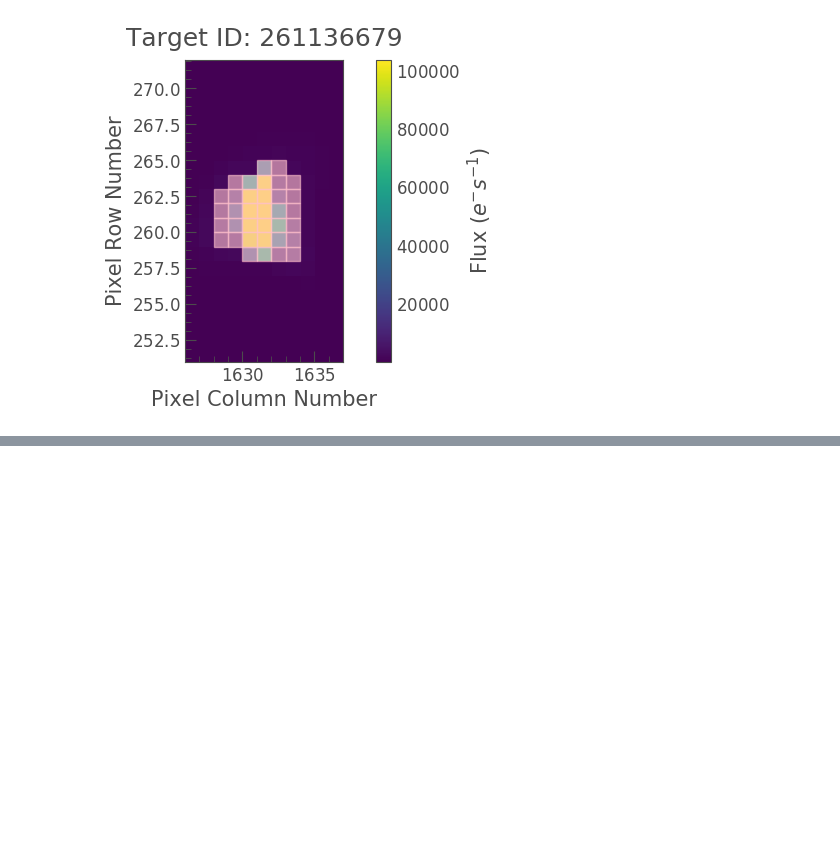
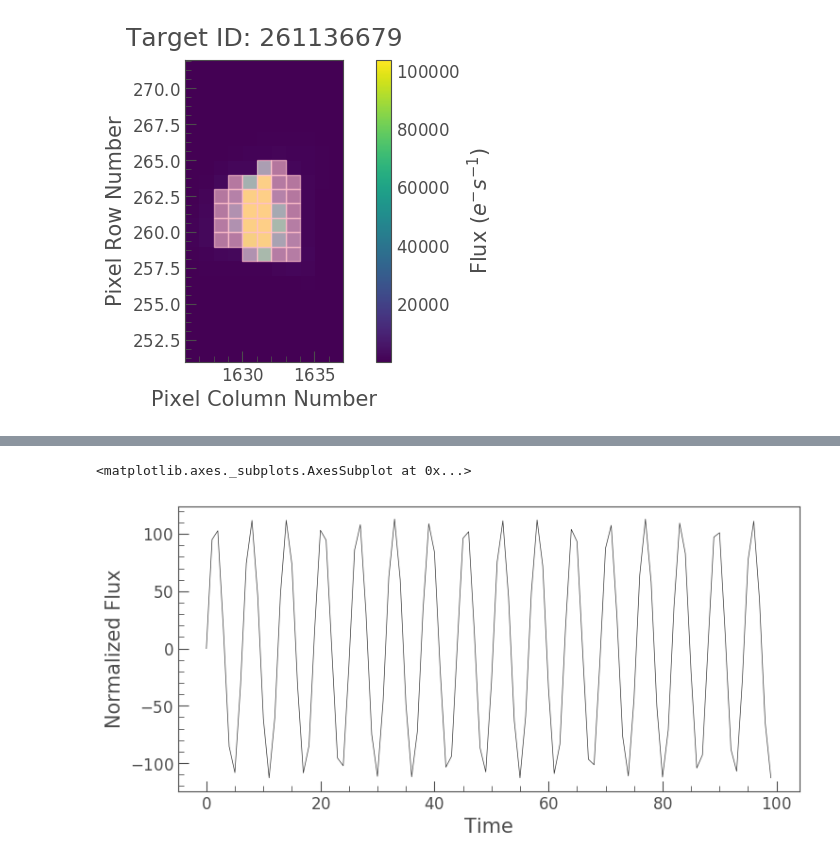
Before and after one commit to ojhall94/hackshop, a Jupyter notebook: skill_transfers/jupyter-notebook-lightkurve/first-tess-candidate.ipynb, the cells around one changed output, grey strips where cells are left out. Cells and saved outputs as stored; diff of their text form; code cells hidden in the pictures; blank space fills up the shorter version.

```diff
--- a/skill_transfers/jupyter-notebook-lightkurve/first-tess-candidate.ipynb
+++ b/skill_transfers/jupyter-notebook-lightkurve/first-tess-candidate.ipynb
@@ -69,0 +71,9 @@ clipped_lc.bin().fold(period=6.27,phase=.4).scatter()
+# %%
+import lightkurve
+x = np.arange(100)
+y = np.sin(x)
+test = lightkurve.LightCurve(x, y)
+test.plot()
+# %% [output]
+<matplotlib.axes._subplots.AxesSubplot at 0x...>
+[figure, added]
```
Also changed, not shown: parts of 10 cells of this notebook, 1 other file.
